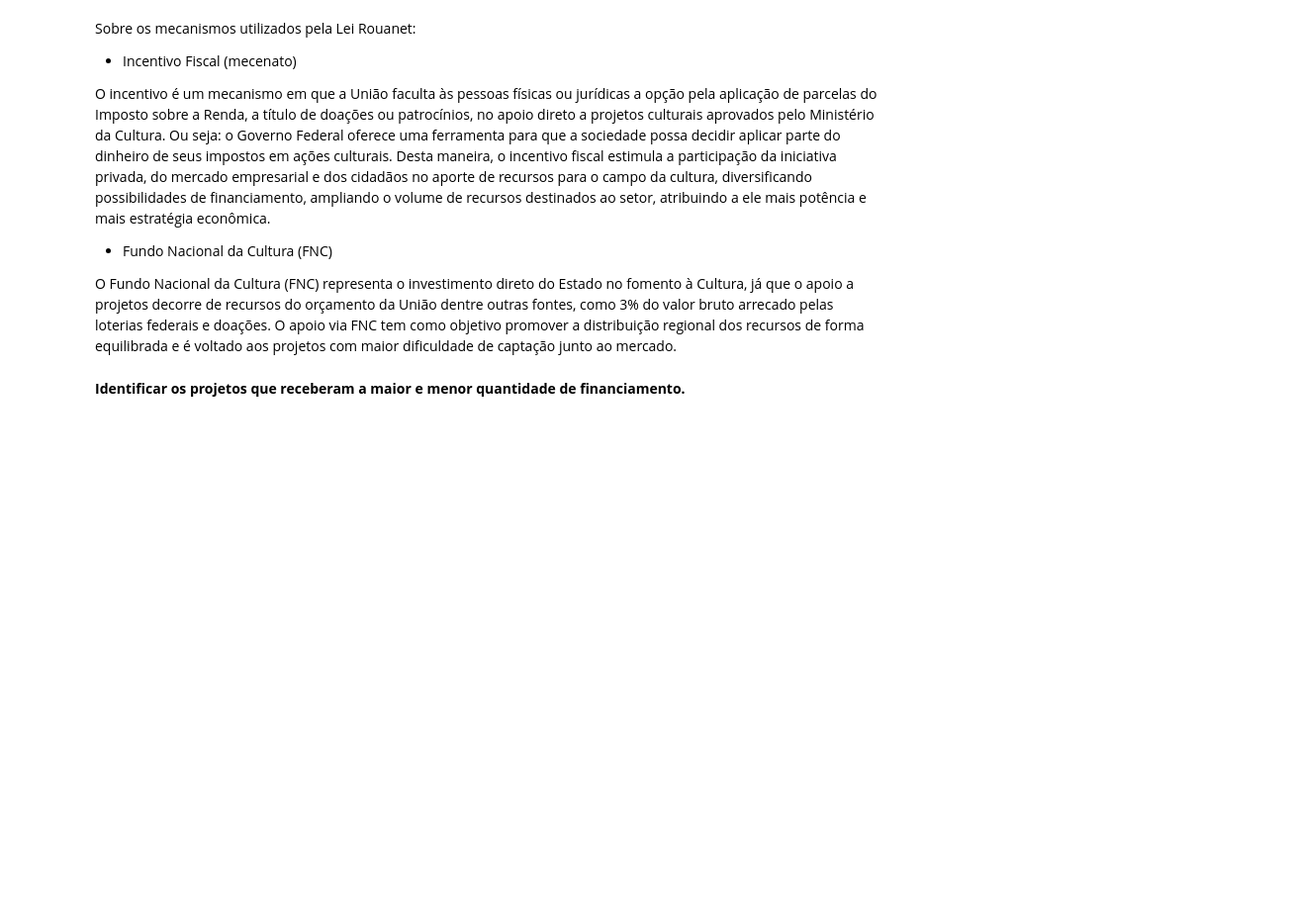
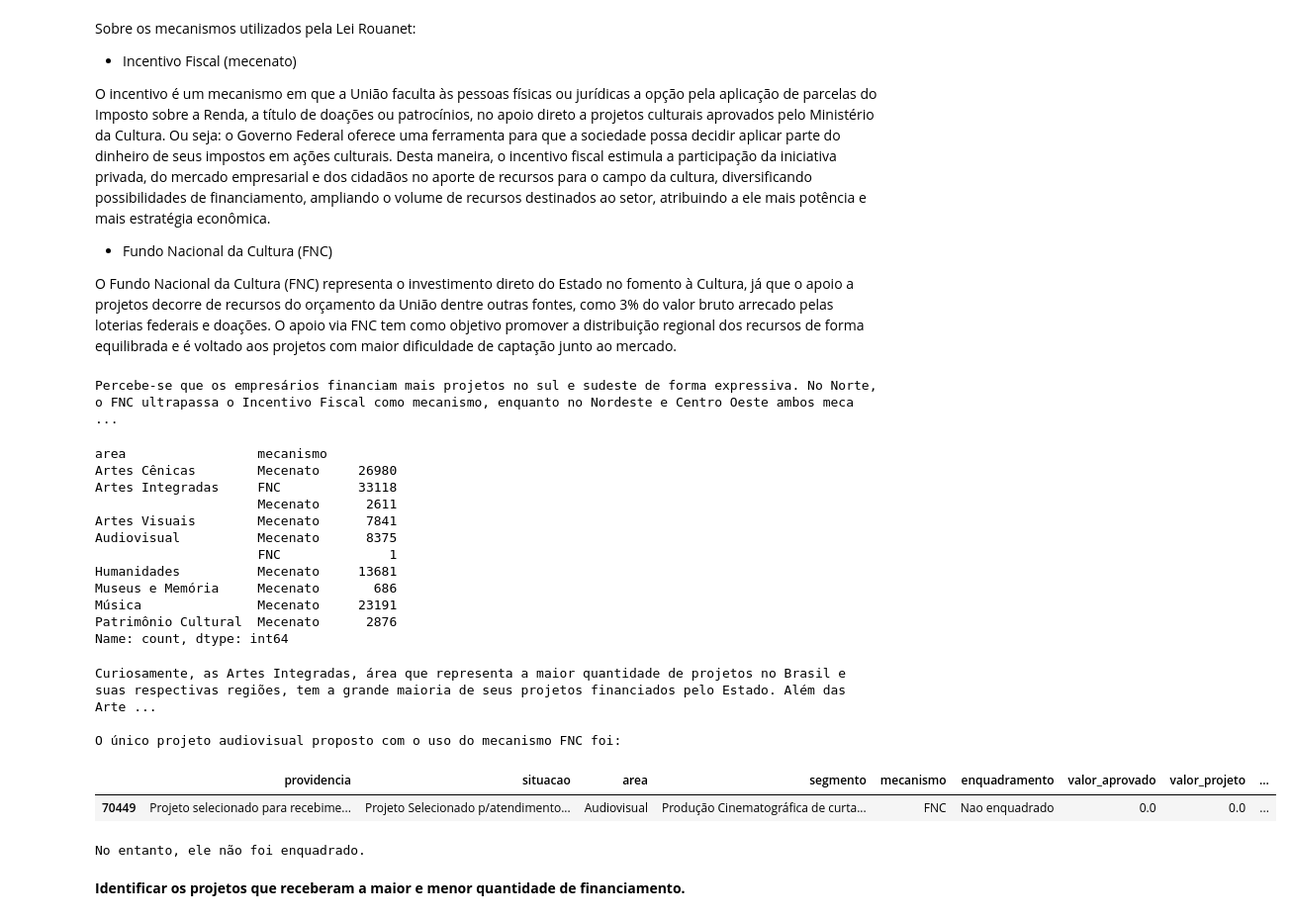
Before and after one commit to lorenaaxbastos/santander-coders-projects, a Jupyter notebook: Unit 2 - Programming Techniques I (PY)/Projeto EDA - Análise do Dataset da Lei Rouanet.ipynb, the cells around one changed output. Shown at 99% size. Saved outputs shown, nothing was run; the diff lists cells and outputs as text; code cells hidden in the pictures; blank space fills up the shorter version.

Commit message:
feat analysing projetos['mecanismo']

```diff
--- a/Unit 2 - Programming Techniques I (PY)/Projeto EDA - Análise do Dataset da Lei Rouanet.ipynb
+++ b/Unit 2 - Programming Techniques I (PY)/Projeto EDA - Análise do Dataset da Lei Rouanet.ipynb
@@ -263,6 +286,44 @@ O incentivo é um mecanismo em que a União faculta às pessoas físicas ou jur
 - Fundo Nacional da Cultura (FNC)
 
 O Fundo Nacional da Cultura (FNC) representa o investimento direto do Estado no fomento à Cultura, já que o apoio a projetos decorre de recursos do orçamento da União dentre outras fontes, como 3% do valor bruto arrecado pelas loterias federais e doações. O apoio via FNC tem como objetivo promover a distribuição regional dos recursos de forma equilibrada e é voltado aos projetos com maior dificuldade de captação junto ao mercado.
+# %%
+mecanismos = projetos["mecanismo"].value_counts()
+
+mecanismos_por_regiao = projetos.groupby("regioes")["mecanismo"].value_counts()
+mecanismos_por_regiao
+
+print("Percebe-se que os empresários financiam mais projetos no sul e sudeste de forma expressiva. No Norte, o FNC ultrapassa o Incentivo Fiscal como mecanismo, enquanto no Nordeste e Centro Oeste ambos mecanismos estão em patamares próximos.")
+# %% [output]
+Percebe-se que os empresários financiam mais projetos no sul e sudeste de forma expressiva. No Norte, o FNC ultrapassa o Incentivo Fiscal como mecanismo, enquanto no Nordeste e Centro Oeste ambos meca ...
+# %%
+mecanismo_por_area = projetos.groupby("area")["mecanismo"].value_counts()
+display(mecanismo_por_area)
+
+print("\nCuriosamente, as Artes Integradas, área que representa a maior quantidade de projetos no Brasil e suas respectivas regiões, tem a grande maioria de seus projetos financiados pelo Estado. Além das Artes Integradas, apenas 1 outro projeto foi proposto com o mecanismo do FNC, na área de Audiovisual. O restante dos projetos foram financiados via mecenato.")
+print("\nO único projeto audiovisual proposto com o uso do mecanismo FNC foi:\n")
+
+display(projetos[(projetos["area"] == "Audiovisual") & (projetos["mecanismo"] == "FNC")])
+
+print("\nNo entanto, ele não foi enquadrado.")
+# %% [output]
+area                 mecanismo
+Artes Cênicas        Mecenato     26980
+Artes Integradas     FNC          33118
+                     Mecenato      2611
+Artes Visuais        Mecenato      7841
+Audiovisual          Mecenato      8375
+                     FNC              1
+Humanidades          Mecenato     13681
+Museus e Memória     Mecenato       686
+Música               Mecenato     23191
+Patrimônio Cultural  Mecenato      2876
+Name: count, dtype: int64
+Curiosamente, as Artes Integradas, área que representa a maior quantidade de projetos no Brasil e suas respectivas regiões, tem a grande maioria de seus projetos financiados pelo Estado. Além das Arte ...
+
+O único projeto audiovisual proposto com o uso do mecanismo FNC foi:
+|  | providencia | situacao | area | segmento | mecanismo | enquadramento | valor_aprovado | valor_projeto | ... |
+| 70449 | Projeto selecionado para recebime... | Projeto Selecionado p/atendimento... | Audiovisual | Produção Cinematográfica de curta... | FNC | Nao enquadrado | 0.0 | 0.0 | ... |
+No entanto, ele não foi enquadrado.
 # %% [markdown]
 **Identificar os projetos que receberam a maior e menor quantidade de financiamento.**
 # %% [markdown]
```
Also changed, not shown: parts of 5 cells of this notebook.
